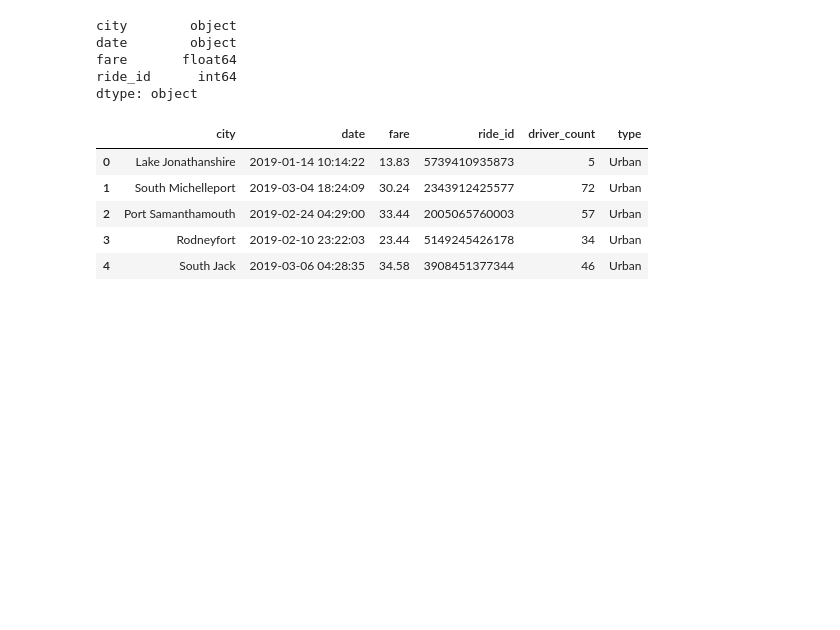
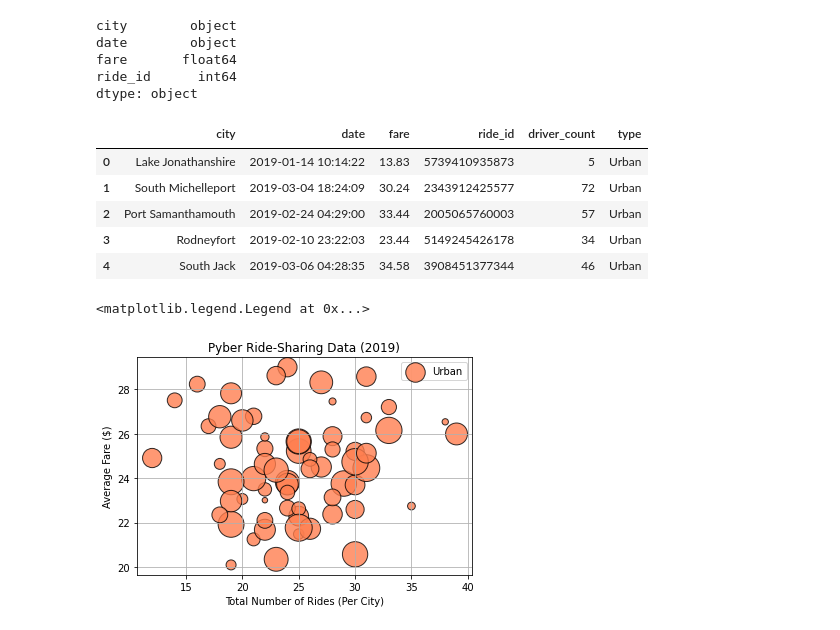
Before and after one commit to pmoores/PyBer_Analysis, a Jupyter notebook: PyBer.ipynb, the cells around one changed output. Cells and saved outputs as stored; diff of their text form; code cells hidden in the pictures; blank space fills up the shorter version.

```diff
--- a/PyBer.ipynb
+++ b/PyBer.ipynb
@@ -117,0 +126,45 @@ pyber_data_df.head()
+# %%
+# 5.3.2 Use the groupby() function to create a Series of data that has the city name as the index
+# Get the number of rides for urban cities
+urban_ride_count = urban_cities_df.groupby(["city"]).count()["ride_id"]
+
+suburban_ride_count = suburban_cities_df.groupby(["city"]).count()["ride_id"]
+
+rural_ride_count = rural_cities_df.groupby(["city"]).count()["ride_id"]
+# %%
+# 5.3.3 Get the average fare for each city in each type of city
+urban_avg_fare = urban_cities_df.groupby(["city"]).mean()["fare"]
+
+suburban_avg_fare = suburban_cities_df.groupby(["city"]).mean()["fare"]
+
+rural_avg_fare = rural_cities_df.groupby(["city"]).mean()["fare"]
+# %%
+# 5.3.4 Get the average number of drivers for each city type
+urban_driver_count = urban_cities_df.groupby(["city"]).mean()["driver_count"]
+
+suburban_driver_count = suburban_cities_df.groupby(["city"]).mean()["driver_count"]
+
+rural_driver_count = rural_cities_df.groupby(["city"]).mean()["driver_count"]
+# %%
+# 5.3.5 Build the scatter plot for urban cities - s=size of plots - plots set to driver_count
+plt.scatter(urban_ride_count,
+            urban_avg_fare,
+           s=10*urban_driver_count,
+           c="coral",
+           edgecolor="black",
+           linewidths=1,
+           alpha=0.8,
+           label="Urban")
+
+plt.title("Pyber Ride-Sharing Data (2019)")
+
+plt.ylabel("Average Fare ($)")
+
+plt.xlabel("Total Number of Rides (Per City)")
+
+plt.grid(True)
+
+plt.legend()
+# %% [output]
+<matplotlib.legend.Legend at 0x...>
+[figure, added]
```
Also changed, not shown: parts of 5 cells of this notebook.
